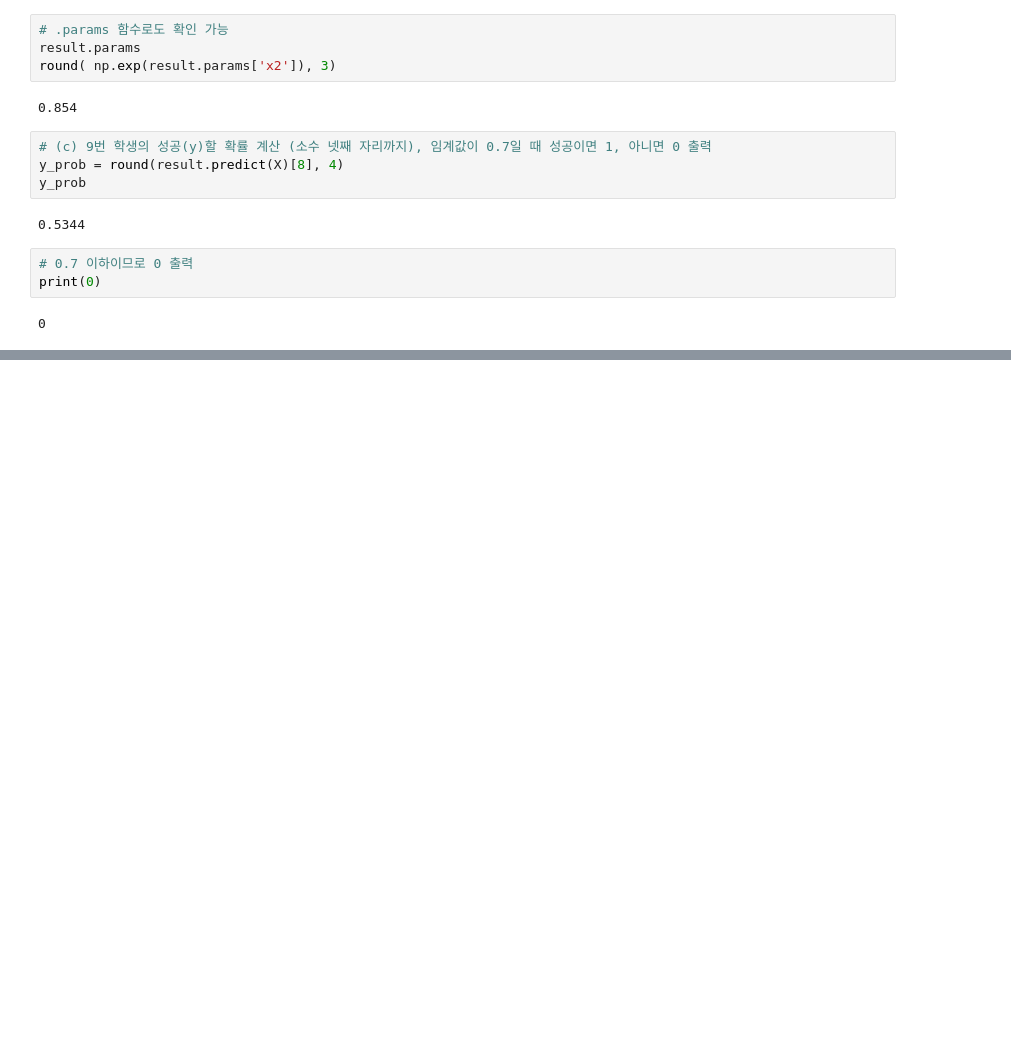
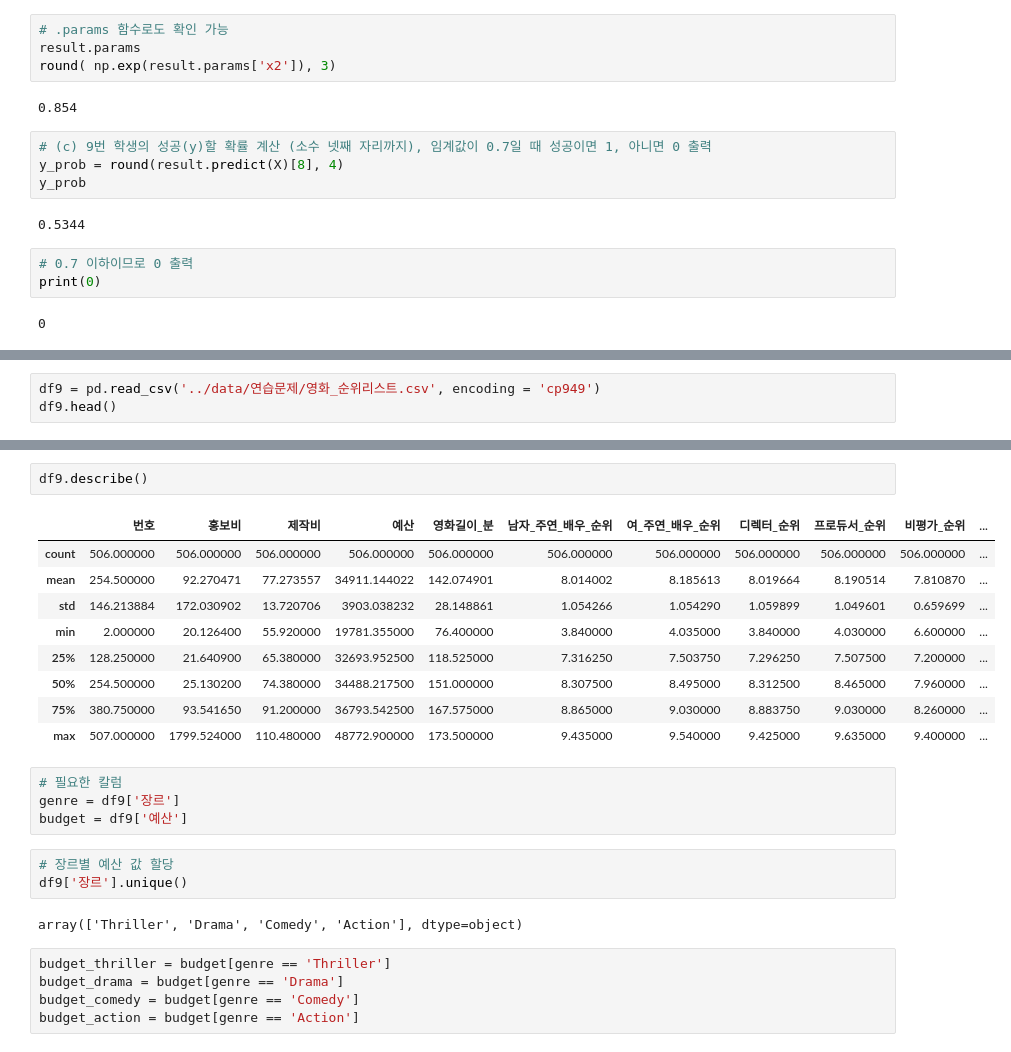
Before and after one commit to kbr1218/dataAnalysisTest, a Jupyter notebook: 연습문제/part03_prac.ipynb, the cells around one changed output, grey strips where cells are left out. Saved outputs shown, nothing was run; the diff lists cells and outputs as text; blank space fills up the shorter version.

Commit message:
update part03 연습문제

```diff
--- a/연습문제/part03_prac.ipynb
+++ b/연습문제/part03_prac.ipynb
@@ -767,0 +781,3 @@ print(0)
+# %%
+df9 = pd.read_csv('../data/연습문제/영화_순위리스트.csv', encoding = 'cp949')
+df9.head()
@@ -767,0 +815,26 @@ print(0)
+# %%
+df9.describe()
+# %% [output]
+|  | 번호 | 홍보비 | 제작비 | 예산 | 영화길이_분 | 남자_주연_배우_순위 | 여_주연_배우_순위 | 디렉터_순위 | 프로듀서_순위 | 비평가_순위 | ... |
+| count | 506.000000 | 506.000000 | 506.000000 | 506.000000 | 506.000000 | 506.000000 | 506.000000 | 506.000000 | 506.000000 | 506.000000 | ... |
+| mean | 254.500000 | 92.270471 | 77.273557 | 34911.144022 | 142.074901 | 8.014002 | 8.185613 | 8.019664 | 8.190514 | 7.810870 | ... |
+| std | 146.213884 | 172.030902 | 13.720706 | 3903.038232 | 28.148861 | 1.054266 | 1.054290 | 1.059899 | 1.049601 | 0.659699 | ... |
+| min | 2.000000 | 20.126400 | 55.920000 | 19781.355000 | 76.400000 | 3.840000 | 4.035000 | 3.840000 | 4.030000 | 6.600000 | ... |
+| 25% | 128.250000 | 21.640900 | 65.380000 | 32693.952500 | 118.525000 | 7.316250 | 7.503750 | 7.296250 | 7.507500 | 7.200000 | ... |
+| 50% | 254.500000 | 25.130200 | 74.380000 | 34488.217500 | 151.000000 | 8.307500 | 8.495000 | 8.312500 | 8.465000 | 7.960000 | ... |
+| 75% | 380.750000 | 93.541650 | 91.200000 | 36793.542500 | 167.575000 | 8.865000 | 9.030000 | 8.883750 | 9.030000 | 8.260000 | ... |
+| max | 507.000000 | 1799.524000 | 110.480000 | 48772.900000 | 173.500000 | 9.435000 | 9.540000 | 9.425000 | 9.635000 | 9.400000 | ... |
+# %%
+# 필요한 칼럼
+genre = df9['장르']
+budget = df9['예산']
+# %%
+# 장르별 예산 값 할당
+df9['장르'].unique()
+# %% [output]
+array(['Thriller', 'Drama', 'Comedy', 'Action'], dtype=object)
+# %%
+budget_thriller = budget[genre == 'Thriller']
+budget_drama = budget[genre == 'Drama']
+budget_comedy = budget[genre == 'Comedy']
+budget_action = budget[genre == 'Action']
```
Also changed, not shown: parts of 13 cells of this notebook.
